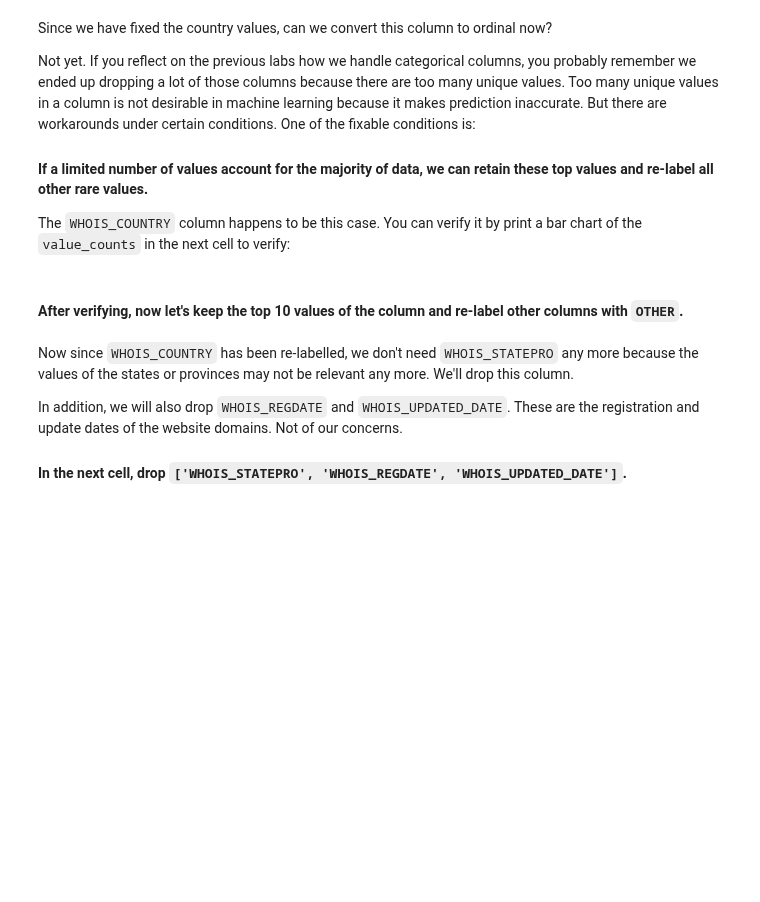
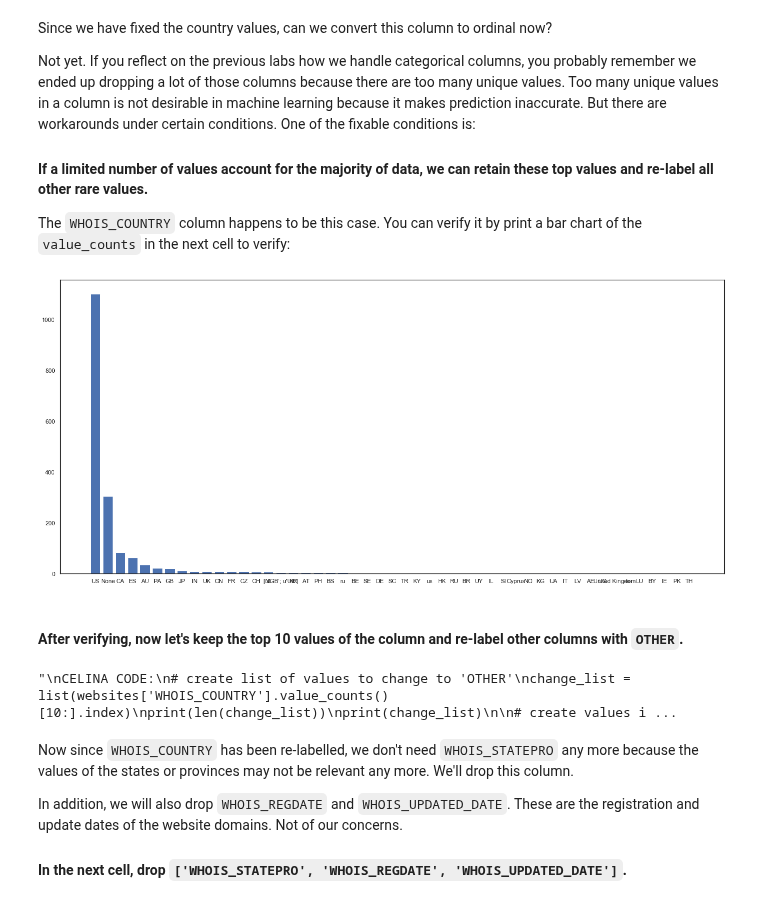
Before and after one commit to ta-data-lis/lab-supervised-learning, a Jupyter notebook: your-code/main.ipynb, the cells around one changed output. Saved outputs shown, nothing was run; the diff lists cells and outputs as text; code cells hidden in the pictures; blank space fills up the shorter version.

```diff
--- a/your-code/main.ipynb
+++ b/your-code/main.ipynb
@@ -125,0 +354,10 @@ The `WHOIS_COUNTRY` column happens to be this case. You can verify it by print a
+# %%
+import matplotlib.pyplot as plt
+count = websites['WHOIS_COUNTRY'].value_counts()
+x = count.index
+y = count.values
+f, ax = plt.subplots(figsize=(22, 10))
+plt.bar(x,y)
+plt.show()
+# %% [output]
+[figure, added]
@@ -130,3 +368,24 @@ The `WHOIS_COUNTRY` column happens to be this case. You can verify it by print a
+# %%
+top10country = list(new_websites['WHOIS_COUNTRY'].value_counts().head(10).index)
+#print(top10country)
+new_websites['WHOIS_COUNTRY'] = new_websites['WHOIS_COUNTRY'].apply(lambda x: x if x in top10country else 'OTHER')
+new_websites['WHOIS_COUNTRY'].unique()
+
+'''
+CELINA CODE:
+# create list of values to change to 'OTHER'
+change_list = list(websites['WHOIS_COUNTRY'].value_counts()[10:].index)
+print(len(change_list))
+print(change_list)
+
+# create values in list of values to change to 'OTHER'
+websites['WHOIS_COUNTRY'].replace(change_list, 'OTHER', inplace = True)
+
+print(websites['WHOIS_COUNTRY'].unique())
+print(len(websites['WHOIS_COUNTRY'].unique()))
+'''
+# %% [output]
+"\nCELINA CODE:\n# create list of values to change to 'OTHER'\nchange_list = list(websites['WHOIS_COUNTRY'].value_counts()[10:].index)\nprint(len(change_list))\nprint(change_list)\n\n# create values i ...
 # %% [markdown]
 Now since `WHOIS_COUNTRY` has been re-labelled, we don't need `WHOIS_STATEPRO` any more because the values of the states or provinces may not be relevant any more. We'll drop this column.
 
```
Also changed, not shown: parts of 65 cells of this notebook.
